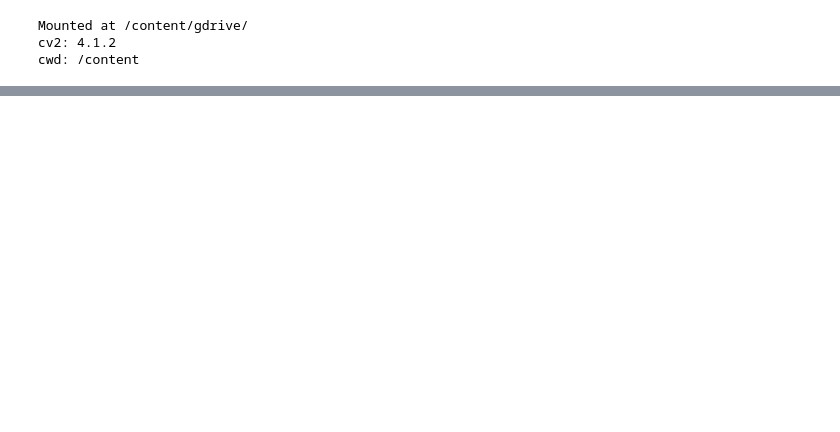
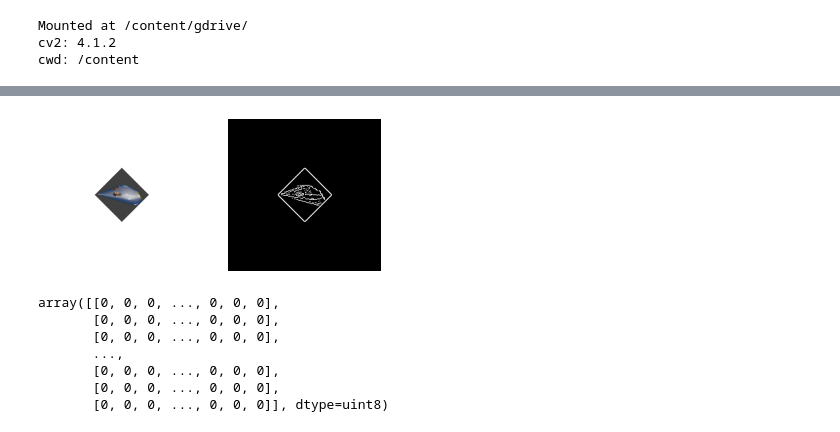
Before and after one commit to iypc-team/CurrentProject, a Jupyter notebook: CV2_Utilities.ipynb, the cells around one changed output, grey strips where cells are left out. Cells and saved outputs as stored; diff of their text form; code cells hidden in the pictures; blank space fills up the shorter version.

```diff
--- a/CV2_Utilities.ipynb
+++ b/CV2_Utilities.ipynb
@@ -307,0 +337,11 @@ cv2_imshow(edgeImg)
+# %%
+cv2EdgeDetection(filled,silent=False)
+# %% [output]
+[figure, added]
+array([[0, 0, 0, ..., 0, 0, 0],
+       [0, 0, 0, ..., 0, 0, 0],
+       [0, 0, 0, ..., 0, 0, 0],
+       ...,
+       [0, 0, 0, ..., 0, 0, 0],
+       [0, 0, 0, ..., 0, 0, 0],
+       [0, 0, 0, ..., 0, 0, 0]], dtype=uint8)
```
Also changed, not shown: parts of 6 cells of this notebook.
